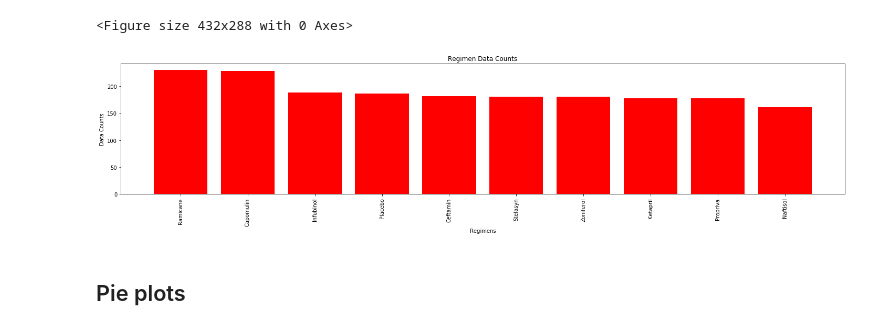
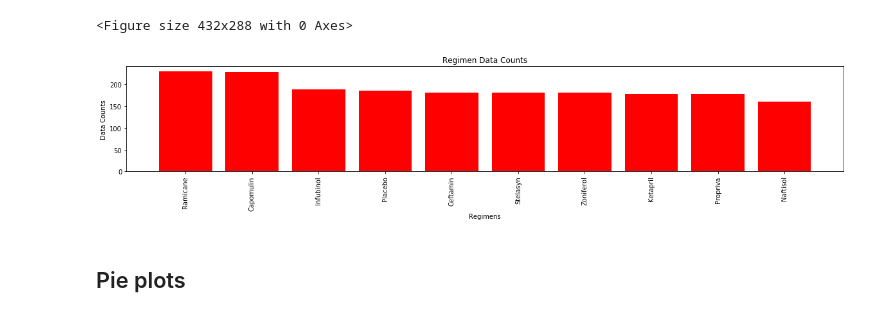
Before and after one commit to Aquanewbie/Brandon-Cornejo-Data-Analytics-HW, a Jupyter notebook: Homework5/Pymaceuticals/pymaceuticals_starter.ipynb, the cells around one changed output. Saved outputs shown, nothing was run; the diff lists cells and outputs as text; code cells hidden in the pictures.

```diff
--- a/Homework5/Pymaceuticals/pymaceuticals_starter.ipynb
+++ b/Homework5/Pymaceuticals/pymaceuticals_starter.ipynb
@@ -207,17 +219,17 @@ plt.tight_layout()
 <Figure size 432x288 with 0 Axes>
 # %%
 # Generate a bar plot showing number of data points for each treatment regimen using pyplot
-plt.figure(figsize=(20,5))
+plt.figure(figsize=(20,3))
 plt.bar(x_axis, y_axis, color='r', alpha=1.0, align="center")
 plt.xticks(ticklocations, x_axis, rotation="vertical")
 plt.title("Regimen Data Counts")
 plt.xlabel('Regimens')
 plt.ylabel('Data Counts')
-#plt.legend(loction='best')
-plt.tight_layout()
+#plt.legend(handles=[x_axis, y_axis], loc="best")<<<<<<<Ask TA
+#plt.tight_layout()
 plt.show()
 # %% [output]
-[figure, old version]
+[figure, new version]
 # %% [markdown]
 ## Pie plots
 # %%
```
Also changed, not shown: parts of 13 cells of this notebook.
